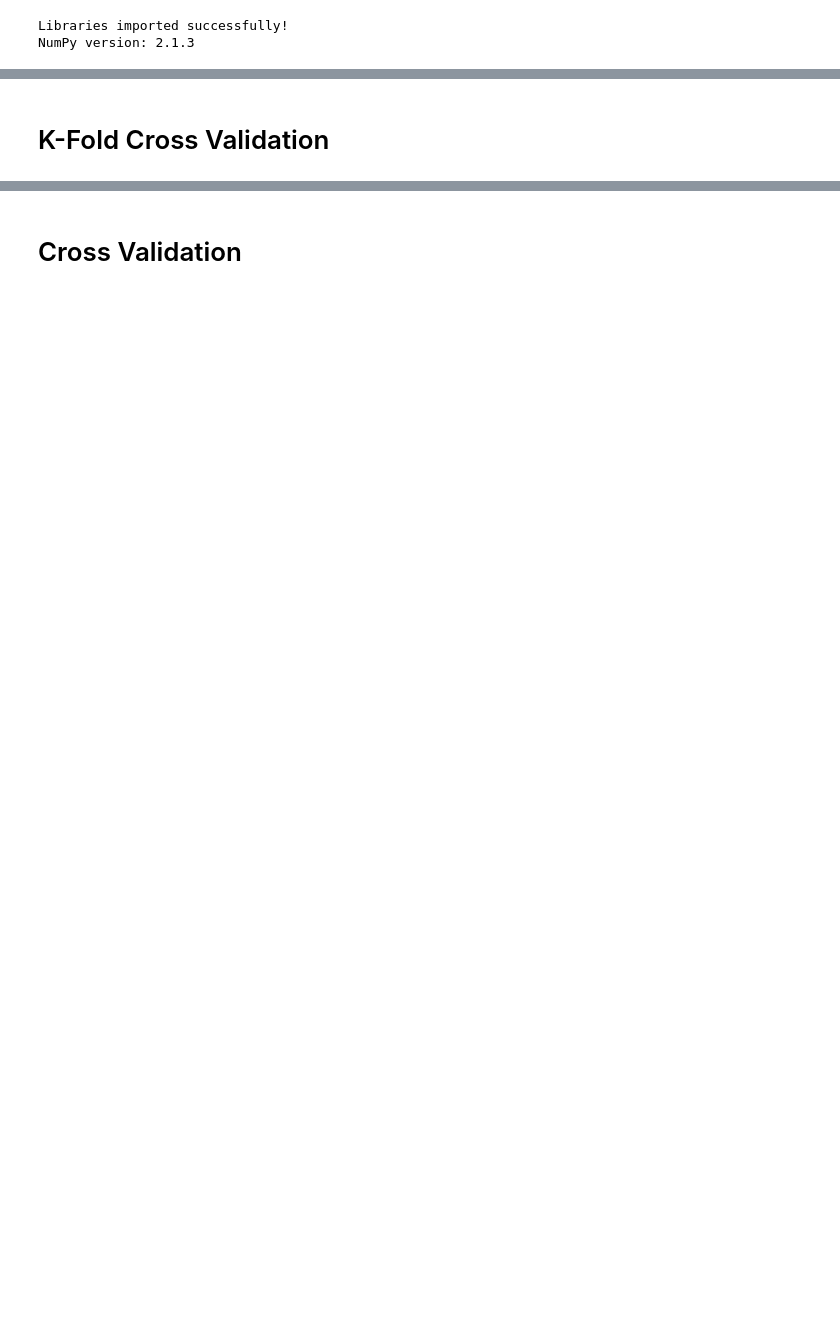
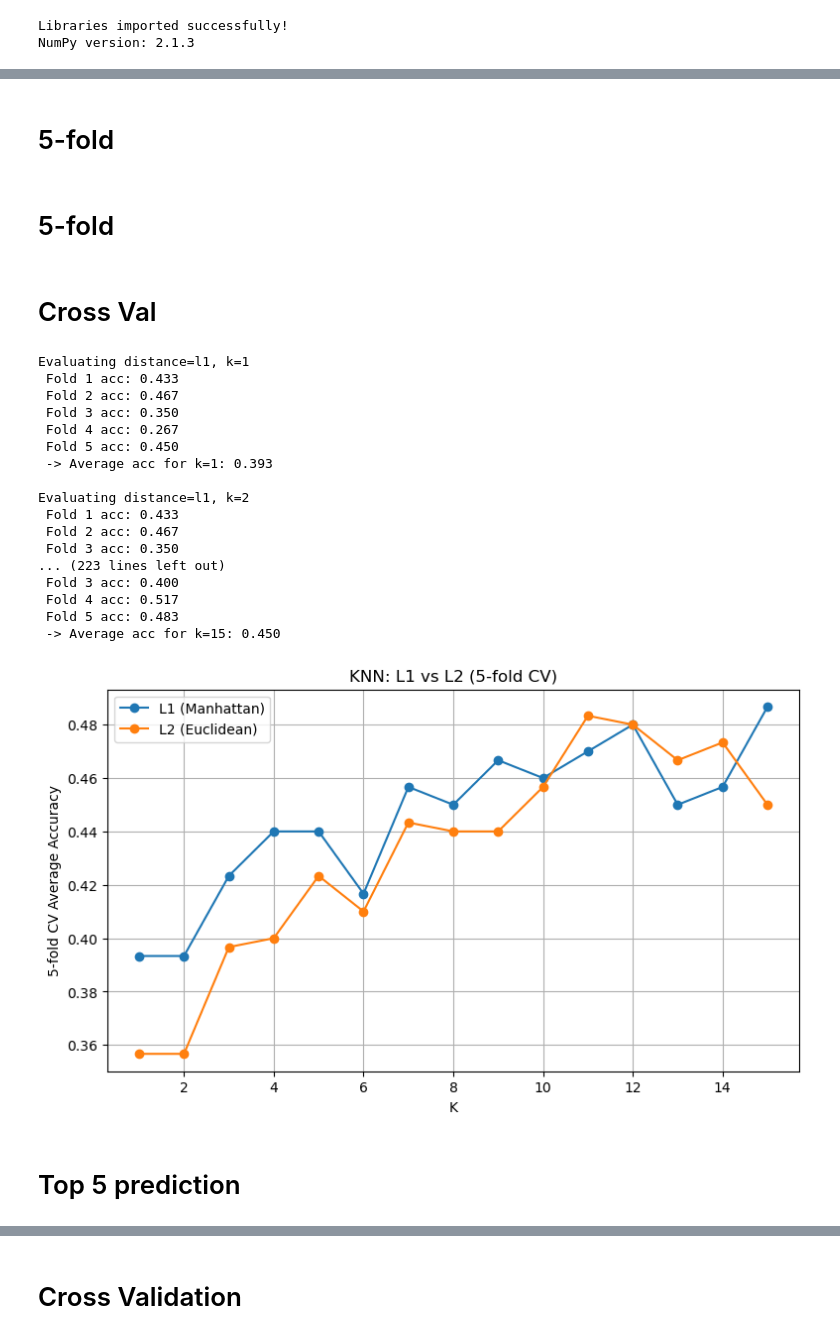
Before and after one commit to navinxqz/CVPR, a Jupyter notebook: MID/Assignment1.ipynb, the cells around one changed output, grey strips where cells are left out. Saved outputs shown, nothing was run; the diff lists cells and outputs as text; code cells hidden in the pictures; blank space fills up the shorter version.

Commit message:
assignmet1 pred

```diff
--- a/MID/Assignment1.ipynb
+++ b/MID/Assignment1.ipynb
@@ -199,0 +156,4 @@ KNN Classifier class defined successfully!
+# %% [markdown]
+# 5-fold
+# %% [markdown]
+# 5-fold
@@ -200,3 +174,65 @@ KNN Classifier class defined successfully!
+# %% [markdown]
+# Cross Val
+# %%
+def cross_validate_knn(X, y, k_values, distance='l2', folds=None):
+    if folds is None:
+        folds = get_stratified_folds(y, k=5, random_state=42)
+    avg_accs = []
+    for k_val in k_values:
+        fold_accs = []
+        print(f"\nEvaluating distance={distance}, k={k_val}")
+        for i in range(len(folds)):
+            val_idx = folds[i]
+            train_idx = np.hstack([folds[j] for j in range(len(folds)) if j != i])
+            X_train, y_train = X[train_idx], y[train_idx]
+            X_val, y_val = X[val_idx], y[val_idx]
+            correct = 0
+            for j in range(len(X_val)):
+                pred = knn_predict_label(X_val[j], X_train, y_train, k=k_val, distance=distance)
+                if pred == y_val[j]:
+                    correct += 1
+            acc = correct / len(X_val)
+            print(f" Fold {i+1} acc: {acc:.3f}")
+            fold_accs.append(acc)
+        avg = np.mean(fold_accs)
+        print(f" -> Average acc for k={k_val}: {avg:.3f}")
+        avg_accs.append(avg)
+    return avg_accs
+# %%
+k_values = list(range(1, 16))
+folds = get_stratified_folds(y, k=5, random_state=42)  # use same folds for fair compare
+
+acc_l1 = cross_validate_knn(X, y, k_values, distance='l1', folds=folds)
+acc_l2 = cross_validate_knn(X, y, k_values, distance='l2', folds=folds)
+
+plt.figure(figsize=(9,5))
+plt.plot(k_values, acc_l1, label='L1 (Manhattan)', marker='o')
+plt.plot(k_values, acc_l2, label='L2 (Euclidean)', marker='o')
+plt.xlabel('K')
+plt.ylabel('5-fold CV Average Accuracy')
+plt.title('KNN: L1 vs L2 (5-fold CV)')
+plt.legend()
+plt.grid(True)
+plt.show()
+# %% [output]
+Evaluating distance=l1, k=1
+ Fold 1 acc: 0.433
+ Fold 2 acc: 0.467
+ Fold 3 acc: 0.350
+ Fold 4 acc: 0.267
+ Fold 5 acc: 0.450
+ -> Average acc for k=1: 0.393
+
+Evaluating distance=l1, k=2
+ Fold 1 acc: 0.433
+ Fold 2 acc: 0.467
+ Fold 3 acc: 0.350
+... (223 lines left out)
+ Fold 3 acc: 0.400
+ Fold 4 acc: 0.517
+ Fold 5 acc: 0.483
+ -> Average acc for k=15: 0.450
+[figure, added]
 # %% [markdown]
-# K-Fold Cross Validation
+# Top 5 prediction
 # %%
```
Also changed, not shown: parts of 25 cells of this notebook, 2 other files.
